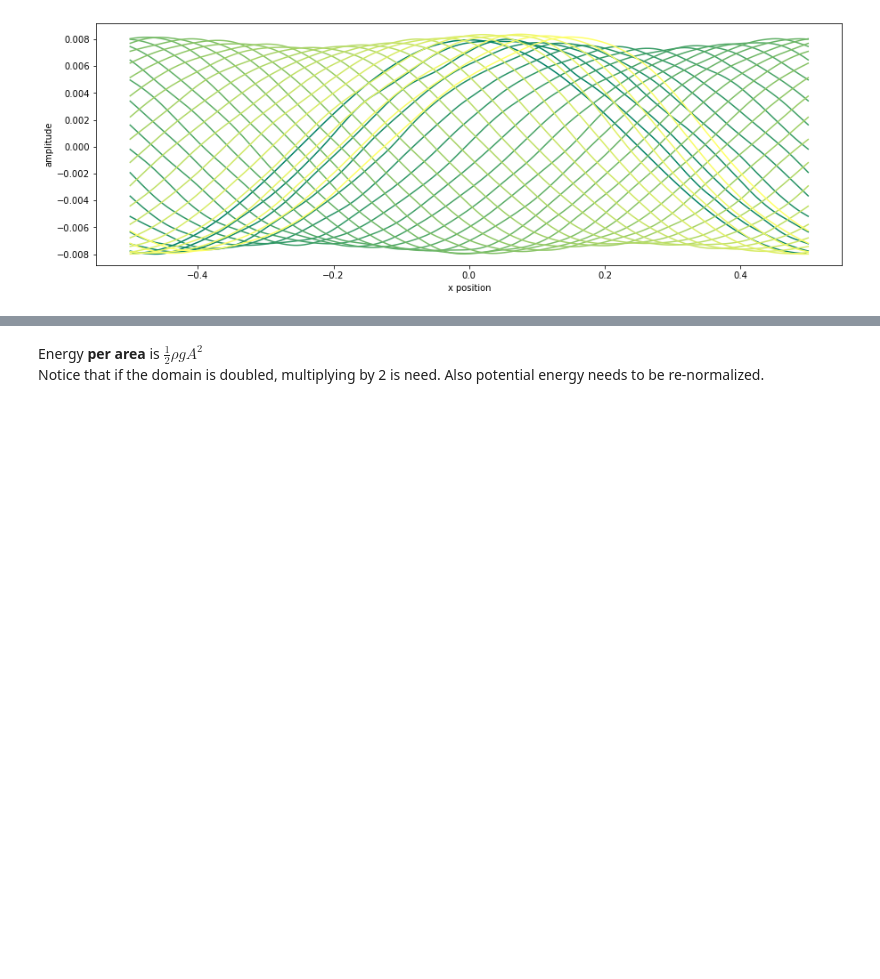
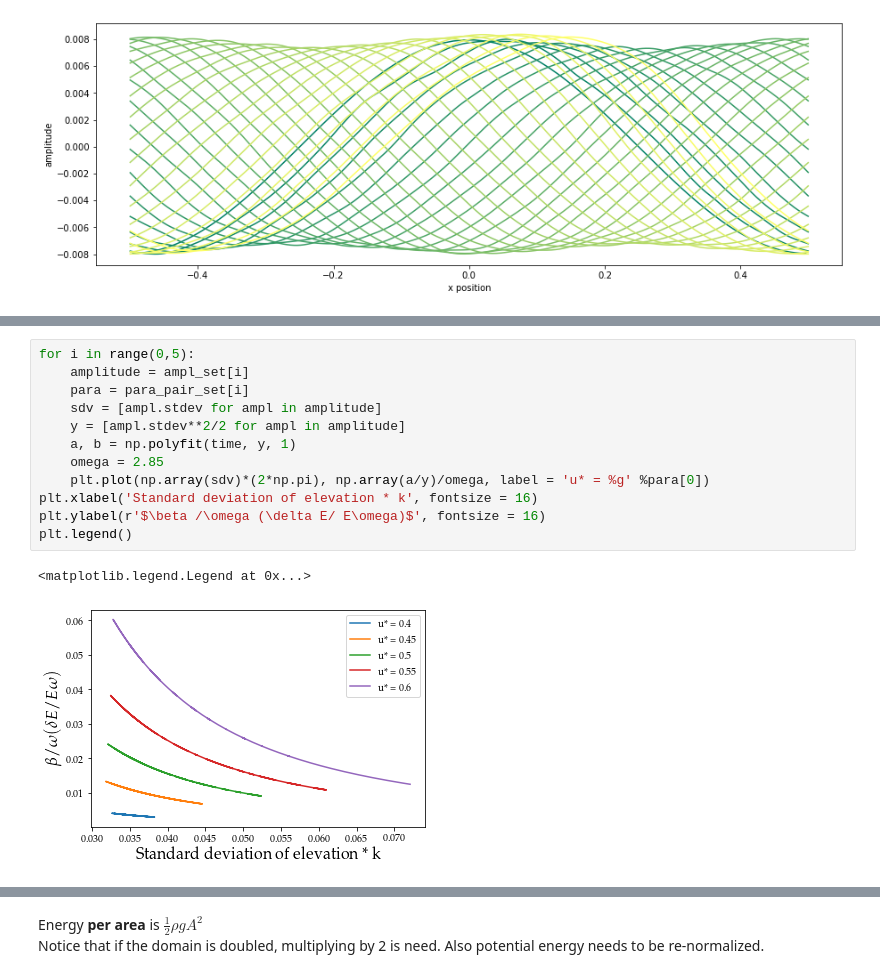
Before and after one commit to DeikeLab/jiarongw-postprocessing, a Jupyter notebook: windwave/linear_wave.ipynb, the cells around one changed output, grey strips where cells are left out. Saved outputs shown, nothing was run; the diff lists cells and outputs as text; blank space fills up the shorter version.

```diff
--- a/windwave/linear_wave.ipynb
+++ b/windwave/linear_wave.ipynb
@@ -136,0 +180,15 @@ plt.legend()
+# %%
+for i in range(0,5):
+    amplitude = ampl_set[i]
+    para = para_pair_set[i]
+    sdv = [ampl.stdev for ampl in amplitude]
+    y = [ampl.stdev**2/2 for ampl in amplitude]
+    a, b = np.polyfit(time, y, 1)
+    omega = 2.85
+    plt.plot(np.array(sdv)*(2*np.pi), np.array(a/y)/omega, label = 'u* = %g' %para[0])
+plt.xlabel('Standard deviation of elevation * k', fontsize = 16)
+plt.ylabel(r'$\beta /\omega (\delta E/ E\omega)$', fontsize = 16)
+plt.legend()
+# %% [output]
+<matplotlib.legend.Legend at 0x...>
+[figure, added]
```
Also changed, not shown: parts of 11 cells of this notebook, 5 other files.
